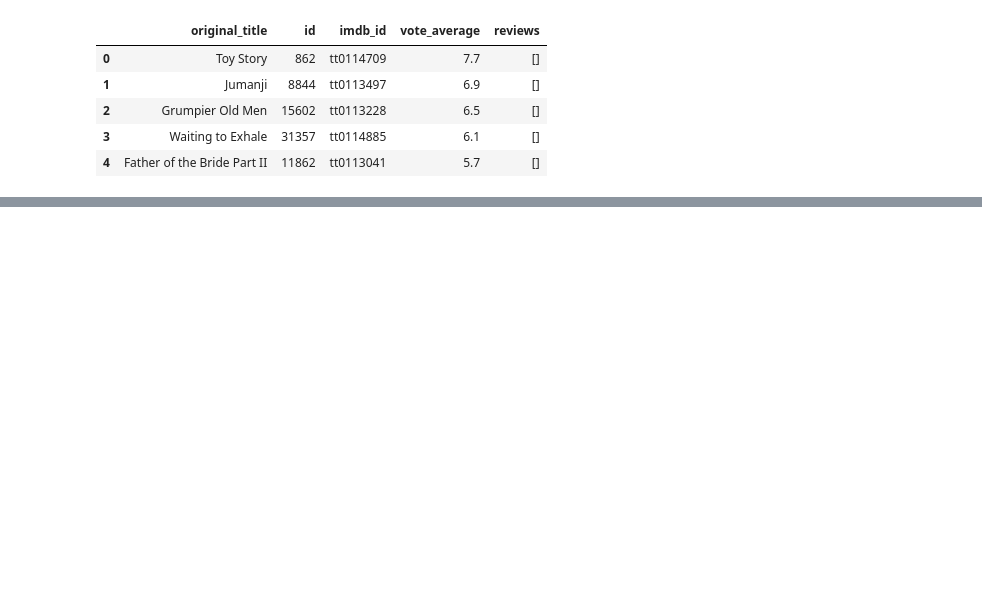
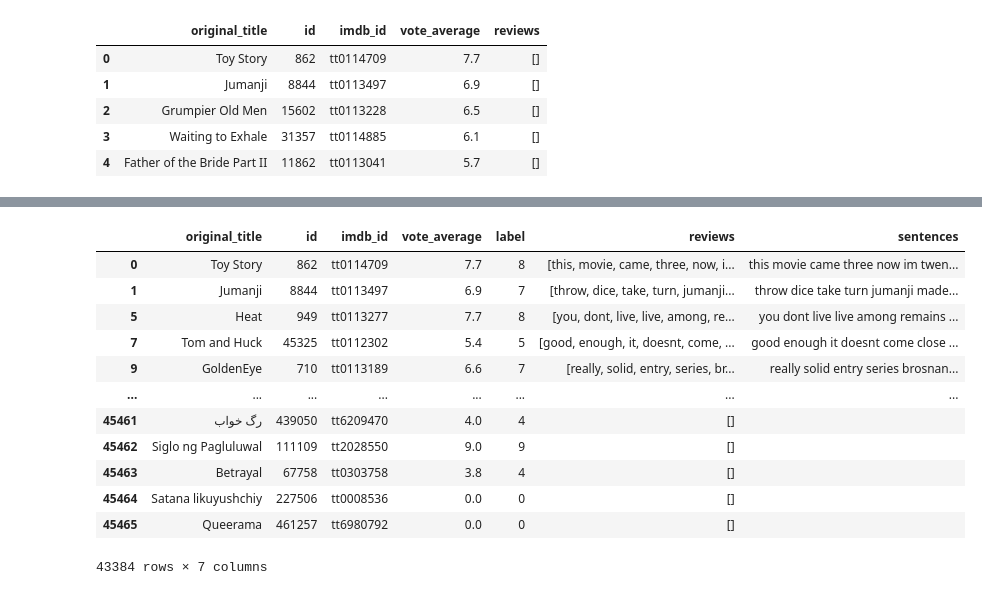
Before and after one commit to 123453ANSH/MovieGenrePrediction, a Jupyter notebook: Movie Reviews Data Processing.ipynb, the cells around one changed output, grey strips where cells are left out. Cells and saved outputs as stored; diff of their text form; code cells hidden in the pictures; blank space fills up the shorter version.

```diff
--- a/Movie Reviews Data Processing.ipynb
+++ b/Movie Reviews Data Processing.ipynb
@@ -191,0 +224,17 @@ movies.head()
+# %%
+reviews=movies.replace(" ", np.nan, inplace=False)
+reviews.dropna(subset = ["sentences"], inplace=False)
+# %% [output]
+|  | original_title | id | imdb_id | vote_average | label | reviews | sentences |
+| 0 | Toy Story | 862 | tt0114709 | 7.7 | 8 | [this, movie, came, three, now, i... | this movie came three now im twen... |
+| 1 | Jumanji | 8844 | tt0113497 | 6.9 | 7 | [throw, dice, take, turn, jumanji... | throw dice take turn jumanji made... |
+| 5 | Heat | 949 | tt0113277 | 7.7 | 8 | [you, dont, live, live, among, re... | you dont live live among remains ... |
+| 7 | Tom and Huck | 45325 | tt0112302 | 5.4 | 5 | [good, enough, it, doesnt, come, ... | good enough it doesnt come close ... |
+| 9 | GoldenEye | 710 | tt0113189 | 6.6 | 7 | [really, solid, entry, series, br... | really solid entry series brosnan... |
+| ... | ... | ... | ... | ... | ... | ... | ... |
+| 45461 | رگ خواب | 439050 | tt6209470 | 4.0 | 4 | [] |  |
+| 45462 | Siglo ng Pagluluwal | 111109 | tt2028550 | 9.0 | 9 | [] |  |
+| 45463 | Betrayal | 67758 | tt0303758 | 3.8 | 4 | [] |  |
+| 45464 | Satana likuyushchiy | 227506 | tt0008536 | 0.0 | 0 | [] |  |
+| 45465 | Queerama | 461257 | tt6980792 | 0.0 | 0 | [] |  |
+43384 rows × 7 columns
```
Also changed, not shown: parts of 21 cells of this notebook, 4 other files.
